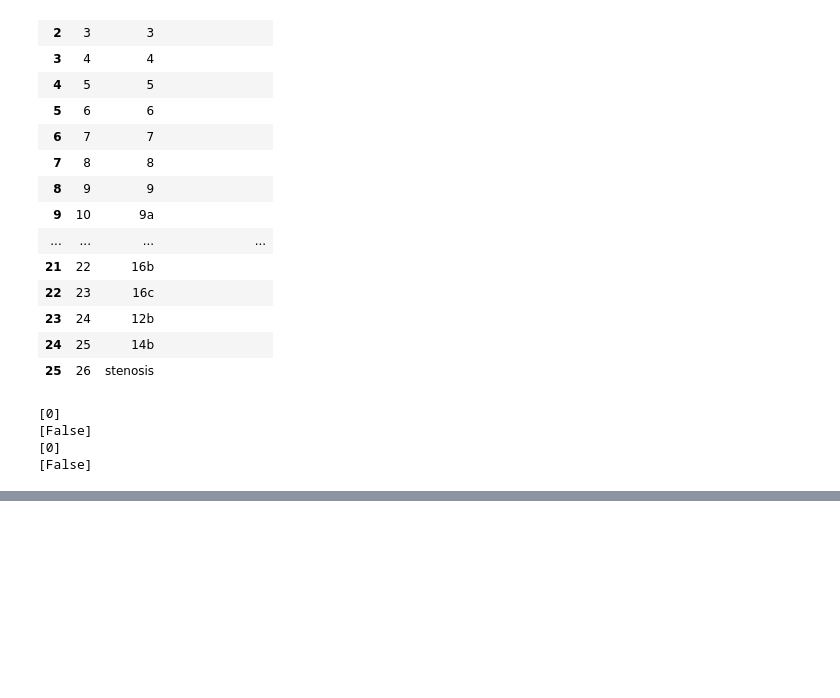
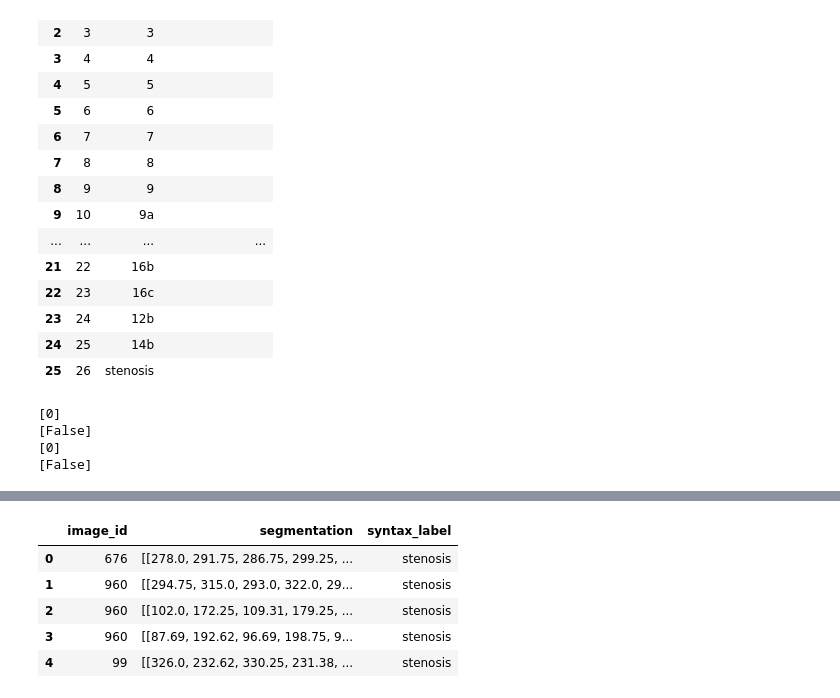
Before and after one commit to davidsolow/angiographer, a Jupyter notebook: eda.ipynb, the cells around one changed output, grey strips where cells are left out. Saved outputs shown, nothing was run; the diff lists cells and outputs as text; code cells hidden in the pictures; blank space fills up the shorter version.

```diff
--- a/eda.ipynb
+++ b/eda.ipynb
@@ -104,3 +105,26 @@ syntax_train.head()
+# %%
+# Add actual Syntax categories in and drop category_id
+syntax_train = syntax_train.merge(categories[['id','name']], left_on='category_id', right_on='id', how='left').drop(['category_id', 'id_x', 'id_y'], axis=1)
+syntax_train = syntax_train.rename(columns={'name': 'syntax_label'})
+syntax_val = syntax_val.merge(categories[['id','name']], left_on='category_id', right_on='id', how='left').drop(['category_id', 'id_x', 'id_y'], axis=1)
+syntax_val = syntax_val.rename(columns={'name': 'syntax_label'})
+syntax_test = syntax_test.merge(categories[['id','name']], left_on='category_id', right_on='id', how='left').drop(['category_id', 'id_x', 'id_y'], axis=1)
+syntax_test = syntax_test.rename(columns={'name': 'syntax_label'})
+stenosis_train = stenosis_train.merge(categories[['id','name']], left_on='category_id', right_on='id', how='left').drop(['category_id', 'id_x', 'id_y'], axis=1)
+stenosis_train = stenosis_train.rename(columns={'name': 'syntax_label'})
+stenosis_val = stenosis_val.merge(categories[['id','name']], left_on='category_id', right_on='id', how='left').drop(['category_id', 'id_x', 'id_y'], axis=1)
+stenosis_val = stenosis_val.rename(columns={'name': 'syntax_label'})
+stenosis_test = stenosis_test.merge(categories[['id','name']], left_on='category_id', right_on='id', how='left').drop(['category_id', 'id_x', 'id_y'], axis=1)
+stenosis_test = stenosis_test.rename(columns={'name': 'syntax_label'})
+
+stenosis_train.head()
+# %% [output]
+|  | image_id | segmentation | syntax_label |
+| 0 | 676 | [[278.0, 291.75, 286.75, 299.25, ... | stenosis |
+| 1 | 960 | [[294.75, 315.0, 293.0, 322.0, 29... | stenosis |
+| 2 | 960 | [[102.0, 172.25, 109.31, 179.25, ... | stenosis |
+| 3 | 960 | [[87.69, 192.62, 96.69, 198.75, 9... | stenosis |
+| 4 | 99 | [[326.0, 232.62, 330.25, 231.38, ... | stenosis |
 # %%
 # Create a helper function to retrieve images
 
```
Also changed, not shown: parts of 5 cells of this notebook, 1 other file.
